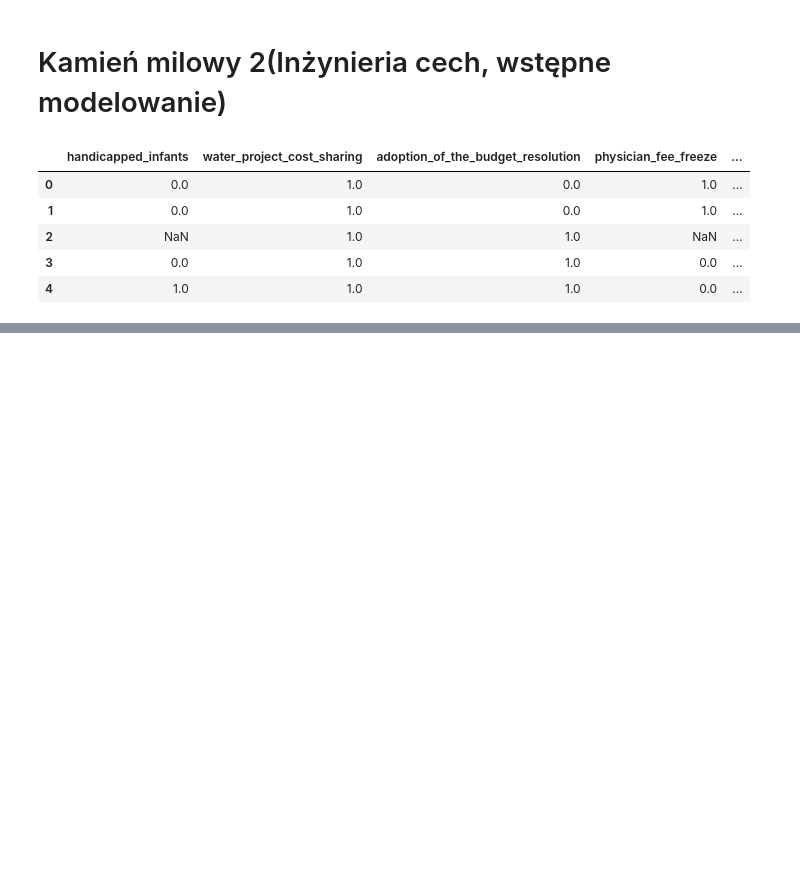
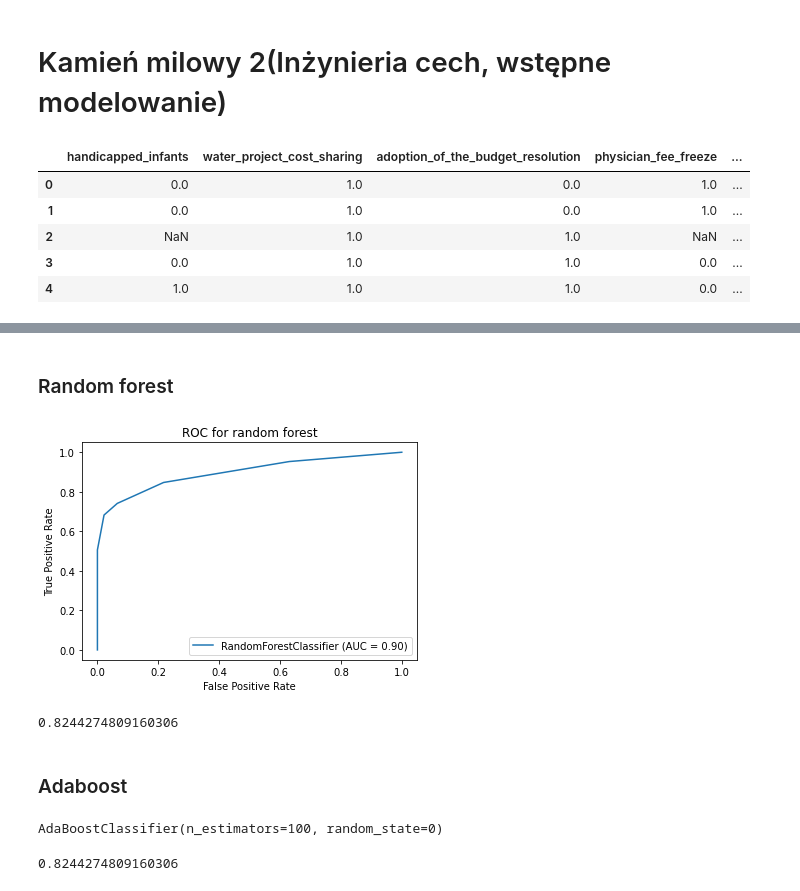
Before and after one commit to gekas145/WUM-2021-Projekty, a Jupyter notebook: feature_engineering.ipynb, the cells around one changed output, grey strips where cells are left out. Cells and saved outputs as stored; diff of their text form; code cells hidden in the pictures; blank space fills up the shorter version.

```diff
--- a/feature_engineering.ipynb
+++ b/feature_engineering.ipynb
@@ -99,0 +107,32 @@ lg.score(X, y_test)
+# %% [markdown]
+### Random forest
+# %%
+from sklearn.ensemble import RandomForestClassifier
+
+rfc = RandomForestClassifier(max_depth=2, random_state=0)
+rfc.fit(X_train[["crime", "water_project_cost_sharing", "synfuels_corporation_cutback"]], y_train)
+
+X = X_test[["crime", "water_project_cost_sharing", "synfuels_corporation_cutback"]]
+metrics.plot_roc_curve(rfc, X, y_test)
+plt.title("ROC for random forest")
+plt.show()
+# %% [output]
+[figure, added]
+# %%
+rfc.score(X, y_test)
+# %% [output]
+0.8244274809160306
+# %% [markdown]
+### Adaboost
+# %%
+from sklearn.ensemble import AdaBoostClassifier
+
+abc = AdaBoostClassifier(n_estimators=100, random_state=0)
+X = X_train[["crime", "water_project_cost_sharing", "synfuels_corporation_cutback"]]
+abc.fit(X, y_train)
+# %% [output]
+AdaBoostClassifier(n_estimators=100, random_state=0)
+# %%
+abc.score(X_test[["crime", "water_project_cost_sharing", "synfuels_corporation_cutback"]], y_test)
+# %% [output]
+0.8244274809160306
```
Also changed, not shown: parts of 16 cells of this notebook.
